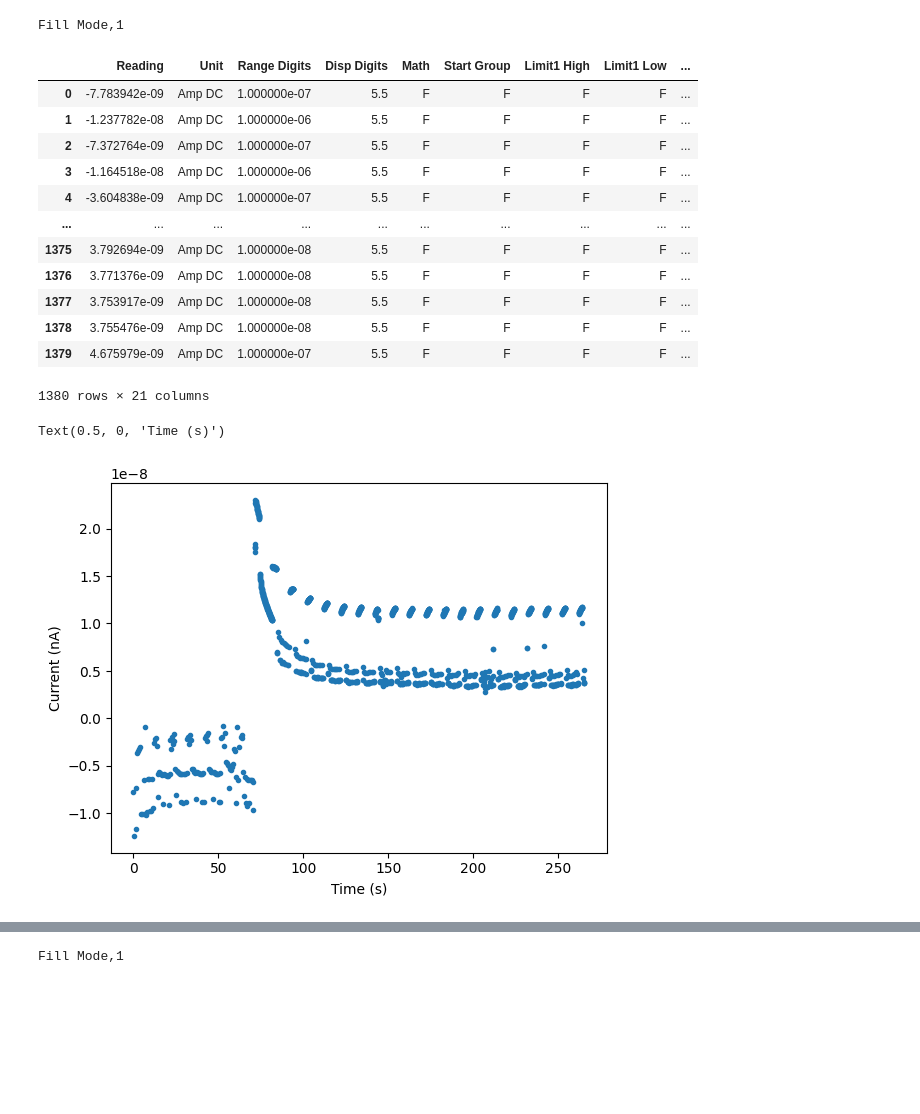
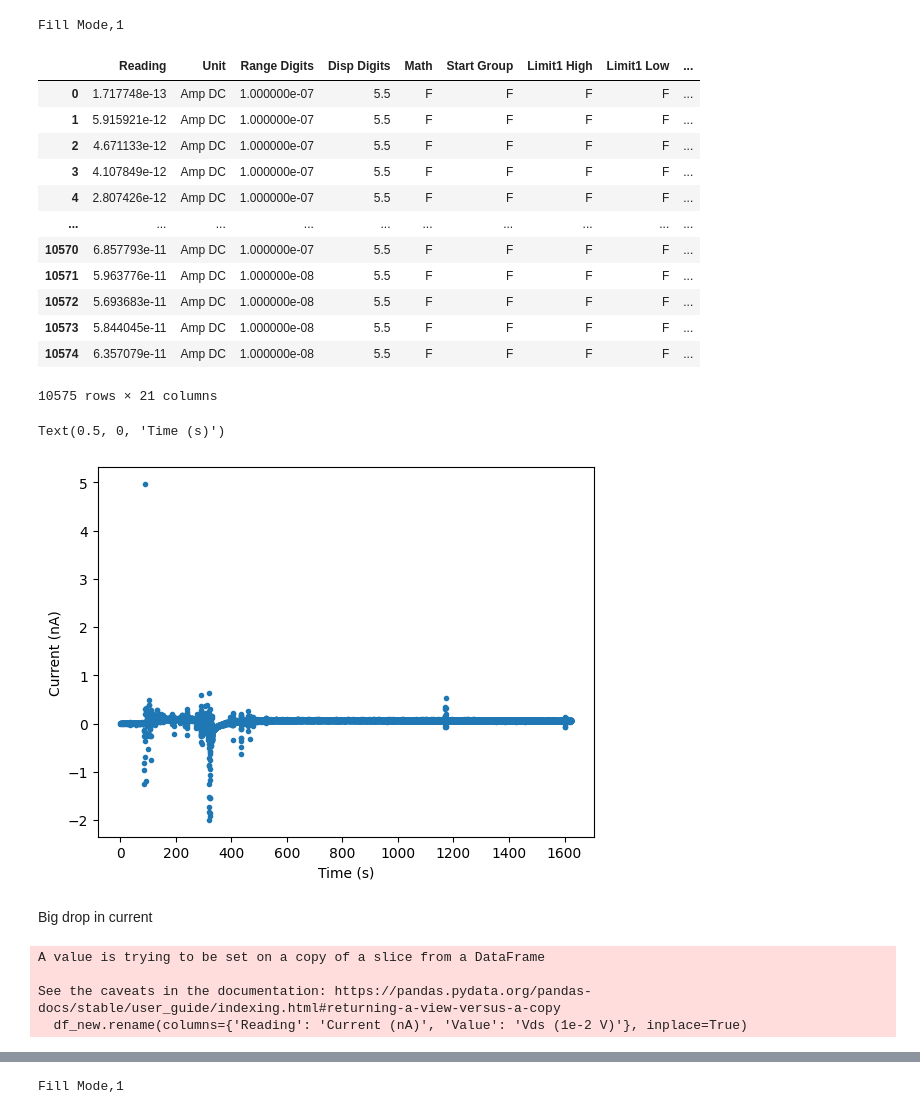
Before and after one commit to beepmo/gator, a Jupyter notebook: data/07-18/Ycutlitao3__DCmeasurement.ipynb, the cells around one changed output, grey strips where cells are left out. Cells and saved outputs as stored; diff of their text form; code cells hidden in the pictures; blank space fills up the shorter version.

```diff
--- a/data/07-18/Ycutlitao3__DCmeasurement.ipynb
+++ b/data/07-18/Ycutlitao3__DCmeasurement.ipynb
@@ -70,41 +51,58 @@ def prep_csv(filename):
   with open(filename, 'w') as f:
     f.writelines(lines)
 # %%
-prep_csv('defbuffer1_0625_094613.csv')
-df = pd.read_csv('defbuffer1_0625_094613.csv')
+prep_csv('defbuffer1_0718_100501.csv')
+df = pd.read_csv('defbuffer1_0718_100501.csv')
 # %% [output]
 Fill Mode,1
 # %%
 df
 # %% [output]
 |  | Reading | Unit | Range Digits | Disp Digits | Math | Start Group | Limit1 High | Limit1 Low | ... |
-| 0 | -7.783942e-09 | Amp DC | 1.000000e-07 | 5.5 | F | F | F | F | ... |
-| 1 | -1.237782e-08 | Amp DC | 1.000000e-06 | 5.5 | F | F | F | F | ... |
-| 2 | -7.372764e-09 | Amp DC | 1.000000e-07 | 5.5 | F | F | F | F | ... |
-| 3 | -1.164518e-08 | Amp DC | 1.000000e-06 | 5.5 | F | F | F | F | ... |
-| 4 | -3.604838e-09 | Amp DC | 1.000000e-07 | 5.5 | F | F | F | F | ... |
+| 0 | 1.717748e-13 | Amp DC | 1.000000e-07 | 5.5 | F | F | F | F | ... |
+| 1 | 5.915921e-12 | Amp DC | 1.000000e-07 | 5.5 | F | F | F | F | ... |
+| 2 | 4.671133e-12 | Amp DC | 1.000000e-07 | 5.5 | F | F | F | F | ... |
+| 3 | 4.107849e-12 | Amp DC | 1.000000e-07 | 5.5 | F | F | F | F | ... |
+| 4 | 2.807426e-12 | Amp DC | 1.000000e-07 | 5.5 | F | F | F | F | ... |
 | ... | ... | ... | ... | ... | ... | ... | ... | ... | ... |
-| 1375 | 3.792694e-09 | Amp DC | 1.000000e-08 | 5.5 | F | F | F | F | ... |
-| 1376 | 3.771376e-09 | Amp DC | 1.000000e-08 | 5.5 | F | F | F | F | ... |
-| 1377 | 3.753917e-09 | Amp DC | 1.000000e-08 | 5.5 | F | F | F | F | ... |
-| 1378 | 3.755476e-09 | Amp DC | 1.000000e-08 | 5.5 | F | F | F | F | ... |
-| 1379 | 4.675979e-09 | Amp DC | 1.000000e-07 | 5.5 | F | F | F | F | ... |
+| 10570 | 6.857793e-11 | Amp DC | 1.000000e-07 | 5.5 | F | F | F | F | ... |
+| 10571 | 5.963776e-11 | Amp DC | 1.000000e-08 | 5.5 | F | F | F | F | ... |
+| 10572 | 5.693683e-11 | Amp DC | 1.000000e-08 | 5.5 | F | F | F | F | ... |
+| 10573 | 5.844045e-11 | Amp DC | 1.000000e-08 | 5.5 | F | F | F | F | ... |
+| 10574 | 6.357079e-11 | Amp DC | 1.000000e-08 | 5.5 | F | F | F | F | ... |
-1380 rows × 21 columns
+10575 rows × 21 columns
 # %%
 # Time (s)
 T = df['Relative Time']
 
-# Current (mA)
-I = df['Reading']
+# Current (nA)
+I = df['Reading']*1e9
 
 # Potential (mV)
 V = df['Value']
 # %%
 cut1 = 0
 cut2 = -1
+V_numeric = np.array(V, dtype=float)
+
+#mask = V_numeric > 1
+#T=T[mask]
+#I=I[mask]
 plt.plot(T[cut1:cut2],I[cut1:cut2],'.')
 plt.ylabel('Current (nA)')
 plt.xlabel('Time (s)')
 # %% [output]
 Text(0.5, 0, 'Time (s)')
-[figure, old version]
+[figure, new version]
+# %% [markdown]
+Big drop in current
+# %%
+df_new = df[['Relative Time', 'Value', 'Reading']]
+df_new.loc[:, 'Reading'] = df_new['Reading'] * 1e9
+df_new.loc[:, 'Value'] = df_new['Value']
+df_new.rename(columns={'Reading': 'Current (nA)', 'Value': 'Vds (1e-2 V)'}, inplace=True)
+# %% [output]
+A value is trying to be set on a copy of a slice from a DataFrame
+
+See the caveats in the documentation: https://pandas.pydata.org/pandas-docs/stable/user_guide/indexing.html#returning-a-view-versus-a-copy
+  df_new.rename(columns={'Reading': 'Current (nA)', 'Value': 'Vds (1e-2 V)'}, inplace=True)
```
Also changed, not shown: parts of 7 cells of this notebook.
